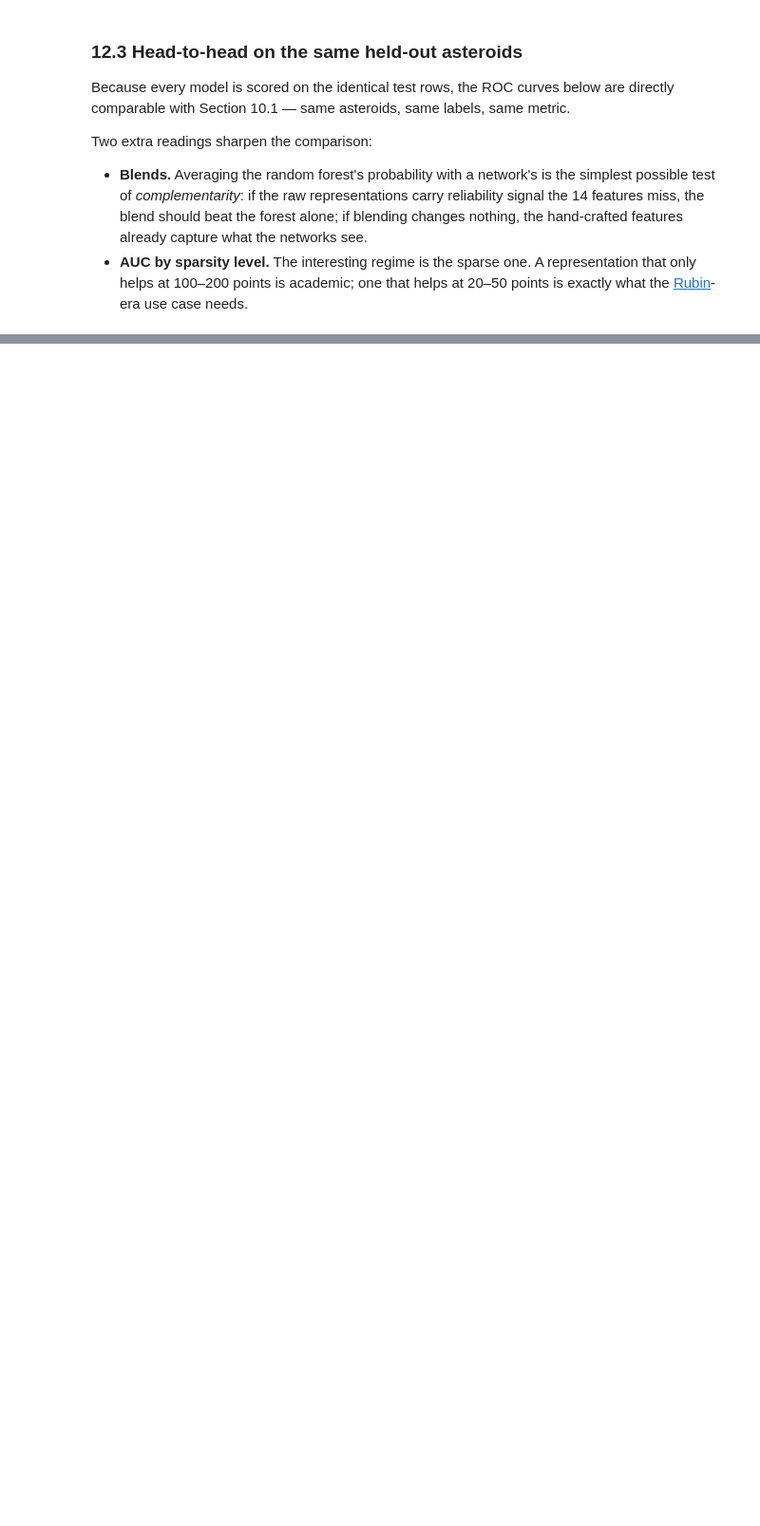
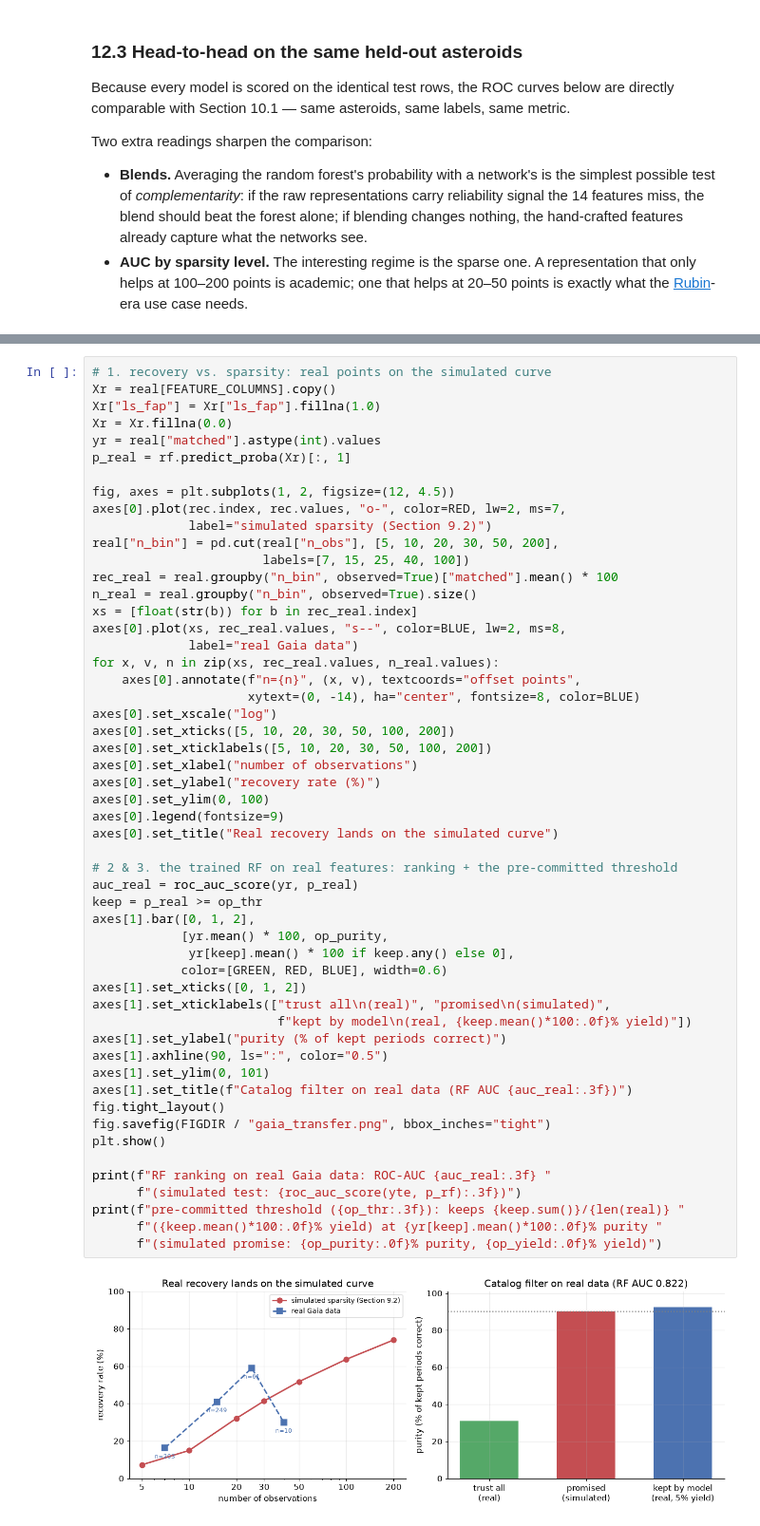
Before and after one commit to cnolan3/asteroid_lightcurve_analysis, a Jupyter notebook: asteroid_rotation_technical.ipynb, the cells around one changed output, grey strips where cells are left out. Shown at 95% size. Drawn from its saved outputs; the diff is of its cells as text; blank space fills up the shorter version.

```diff
--- a/asteroid_rotation_technical.ipynb
+++ b/asteroid_rotation_technical.ipynb
@@ -1757,0 +1894,55 @@ that data alone will close it.
+# %%
+# 1. recovery vs. sparsity: real points on the simulated curve
+Xr = real[FEATURE_COLUMNS].copy()
+Xr["ls_fap"] = Xr["ls_fap"].fillna(1.0)
+Xr = Xr.fillna(0.0)
+yr = real["matched"].astype(int).values
+p_real = rf.predict_proba(Xr)[:, 1]
+
+fig, axes = plt.subplots(1, 2, figsize=(12, 4.5))
+axes[0].plot(rec.index, rec.values, "o-", color=RED, lw=2, ms=7,
+             label="simulated sparsity (Section 9.2)")
+real["n_bin"] = pd.cut(real["n_obs"], [5, 10, 20, 30, 50, 200],
+                       labels=[7, 15, 25, 40, 100])
+rec_real = real.groupby("n_bin", observed=True)["matched"].mean() * 100
+n_real = real.groupby("n_bin", observed=True).size()
+xs = [float(str(b)) for b in rec_real.index]
+axes[0].plot(xs, rec_real.values, "s--", color=BLUE, lw=2, ms=8,
+             label="real Gaia data")
+for x, v, n in zip(xs, rec_real.values, n_real.values):
+    axes[0].annotate(f"n={n}", (x, v), textcoords="offset points",
+                     xytext=(0, -14), ha="center", fontsize=8, color=BLUE)
+axes[0].set_xscale("log")
+axes[0].set_xticks([5, 10, 20, 30, 50, 100, 200])
+axes[0].set_xticklabels([5, 10, 20, 30, 50, 100, 200])
+axes[0].set_xlabel("number of observations")
+axes[0].set_ylabel("recovery rate (%)")
+axes[0].set_ylim(0, 100)
+axes[0].legend(fontsize=9)
+axes[0].set_title("Real recovery lands on the simulated curve")
+
+# 2 & 3. the trained RF on real features: ranking + the pre-committed threshold
+auc_real = roc_auc_score(yr, p_real)
+keep = p_real >= op_thr
+axes[1].bar([0, 1, 2],
+            [yr.mean() * 100, op_purity,
+             yr[keep].mean() * 100 if keep.any() else 0],
+            color=[GREEN, RED, BLUE], width=0.6)
+axes[1].set_xticks([0, 1, 2])
+axes[1].set_xticklabels(["trust all\n(real)", "promised\n(simulated)",
+                         f"kept by model\n(real, {keep.mean()*100:.0f}% yield)"])
+axes[1].set_ylabel("purity (% of kept periods correct)")
+axes[1].axhline(90, ls=":", color="0.5")
+axes[1].set_ylim(0, 101)
+axes[1].set_title(f"Catalog filter on real data (RF AUC {auc_real:.3f})")
+fig.tight_layout()
+fig.savefig(FIGDIR / "gaia_transfer.png", bbox_inches="tight")
+plt.show()
+
+print(f"RF ranking on real Gaia data: ROC-AUC {auc_real:.3f} "
+      f"(simulated test: {roc_auc_score(yte, p_rf):.3f})")
+print(f"pre-committed threshold ({op_thr:.3f}): keeps {keep.sum()}/{len(real)} "
+      f"({keep.mean()*100:.0f}% yield) at {yr[keep].mean()*100:.0f}% purity "
+      f"(simulated promise: {op_purity:.0f}% purity, {op_yield:.0f}% yield)")
+# %% [output]
+[figure, added]
```
Also changed, not shown: parts of 12 cells of this notebook, 6 other files.
